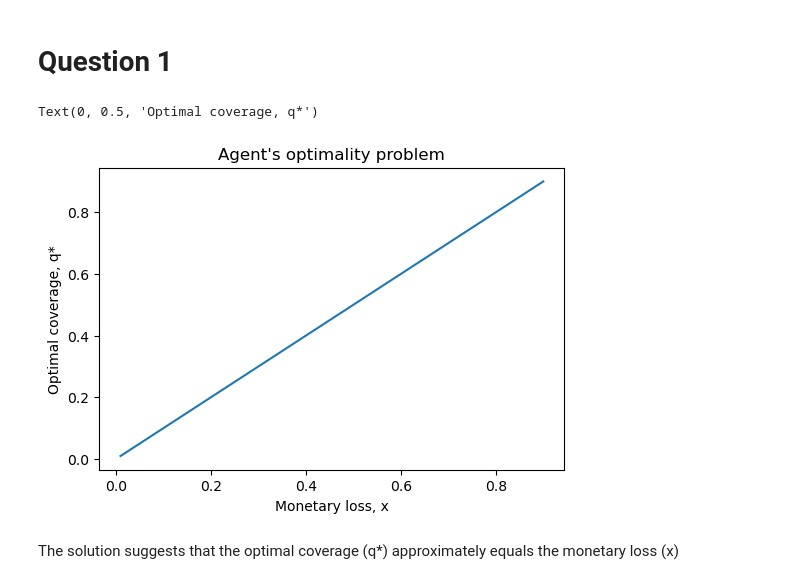
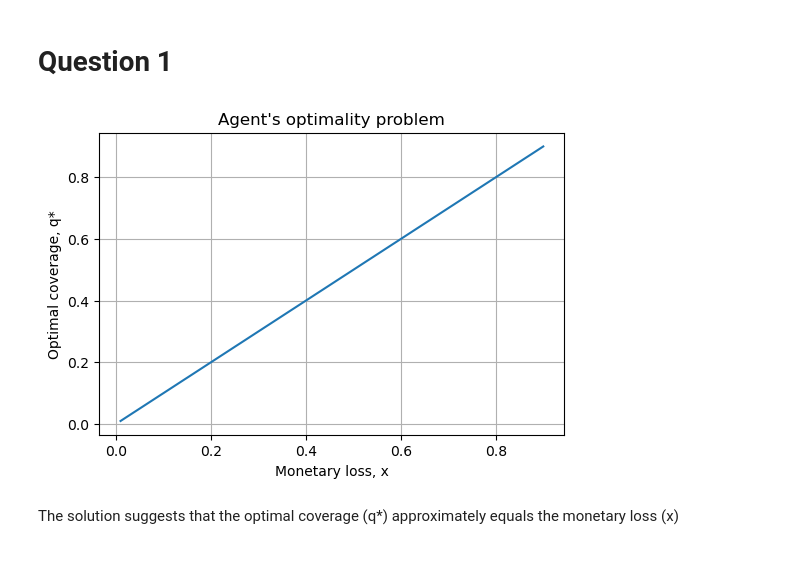
Before and after one commit to Czborberg/projects-2022-christopher-mie-og-emma, a Jupyter notebook: inauguralproject/inauguralproject.ipynb, the cells around one changed output. Saved outputs shown, nothing was run; the diff lists cells and outputs as text; code cells hidden in the pictures.

```diff
--- a/inauguralproject/inauguralproject.ipynb
+++ b/inauguralproject/inauguralproject.ipynb
@@ -21,30 +21,30 @@ import inauguralproject as ip
 # %%
 # Agent's assets are initialized, y
 y=1
 
 # Create array of possible monetary losses, x
 N = 100
 x_vec = np.linspace(0.01, 0.9, N)
 
 # Solving the agent's optimality problem using scipy's optimize.minimize tool
 q_guess = [0]
 q_opti = []
 
 for x in x_vec:
     obj_function = lambda q: -ip.expected_utility(q[0], x)
     res = optimize.minimize(obj_function, q_guess, method = 'Nelder-Mead')
     q_opti.append(res.x[0])
 
 # Plotting the optimal coverage
 fig = plt.figure(dpi = 100)
 ax = fig.add_subplot(1, 1, 1)
 ax.plot(x_vec, q_opti)
 plt.title("Agent's optimality problem")
 plt.xlabel('Monetary loss, x')
 plt.ylabel('Optimal coverage, q*')
+plt.grid()
 # %% [output]
-Text(0, 0.5, 'Optimal coverage, q*')
-[figure, old version]
+[figure, new version]
 # %% [markdown]
 The solution suggests that the optimal coverage (q*) approximately equals the monetary loss (x)
 # %% [markdown]
```
Also changed, not shown: parts of 2 cells of this notebook.
